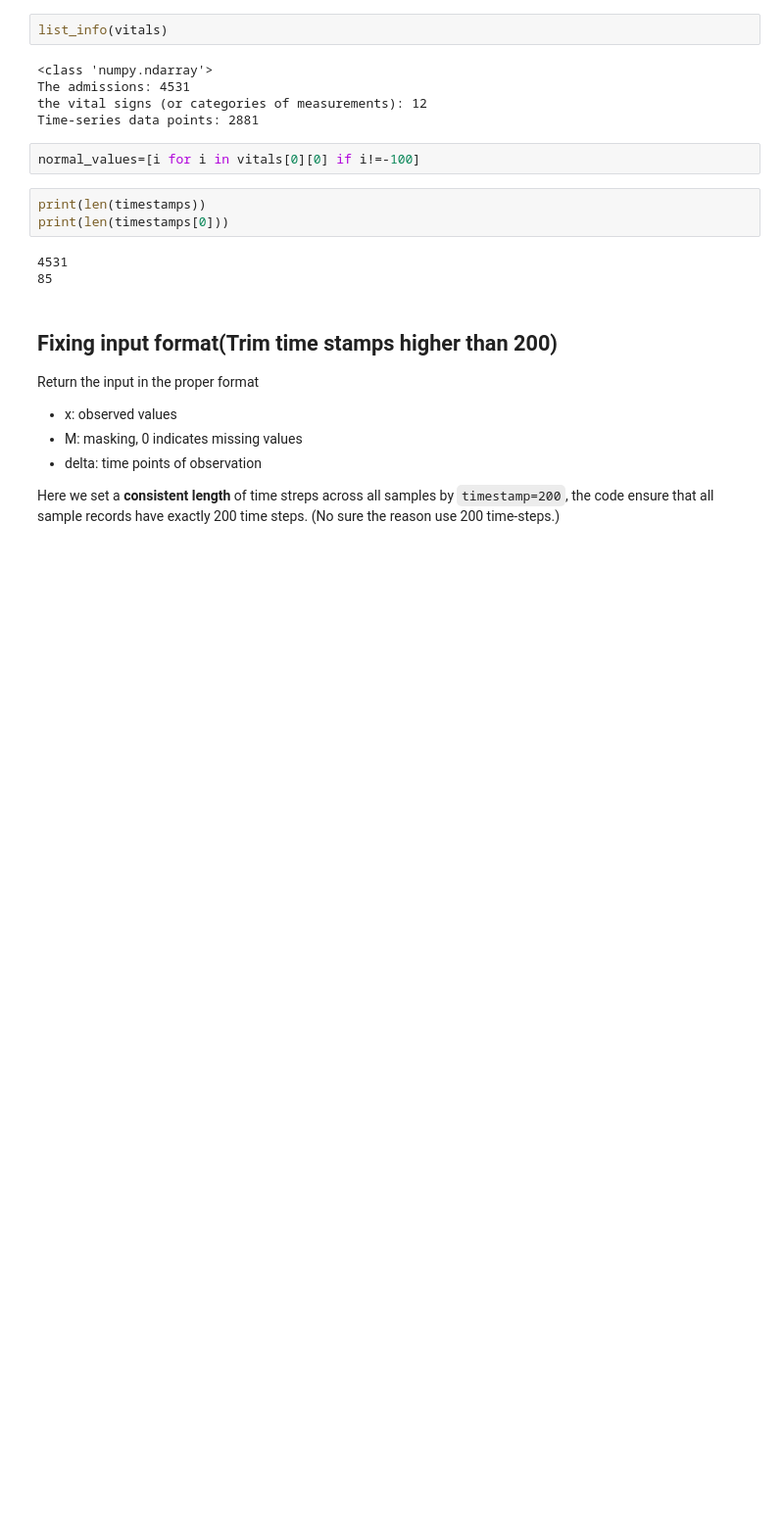
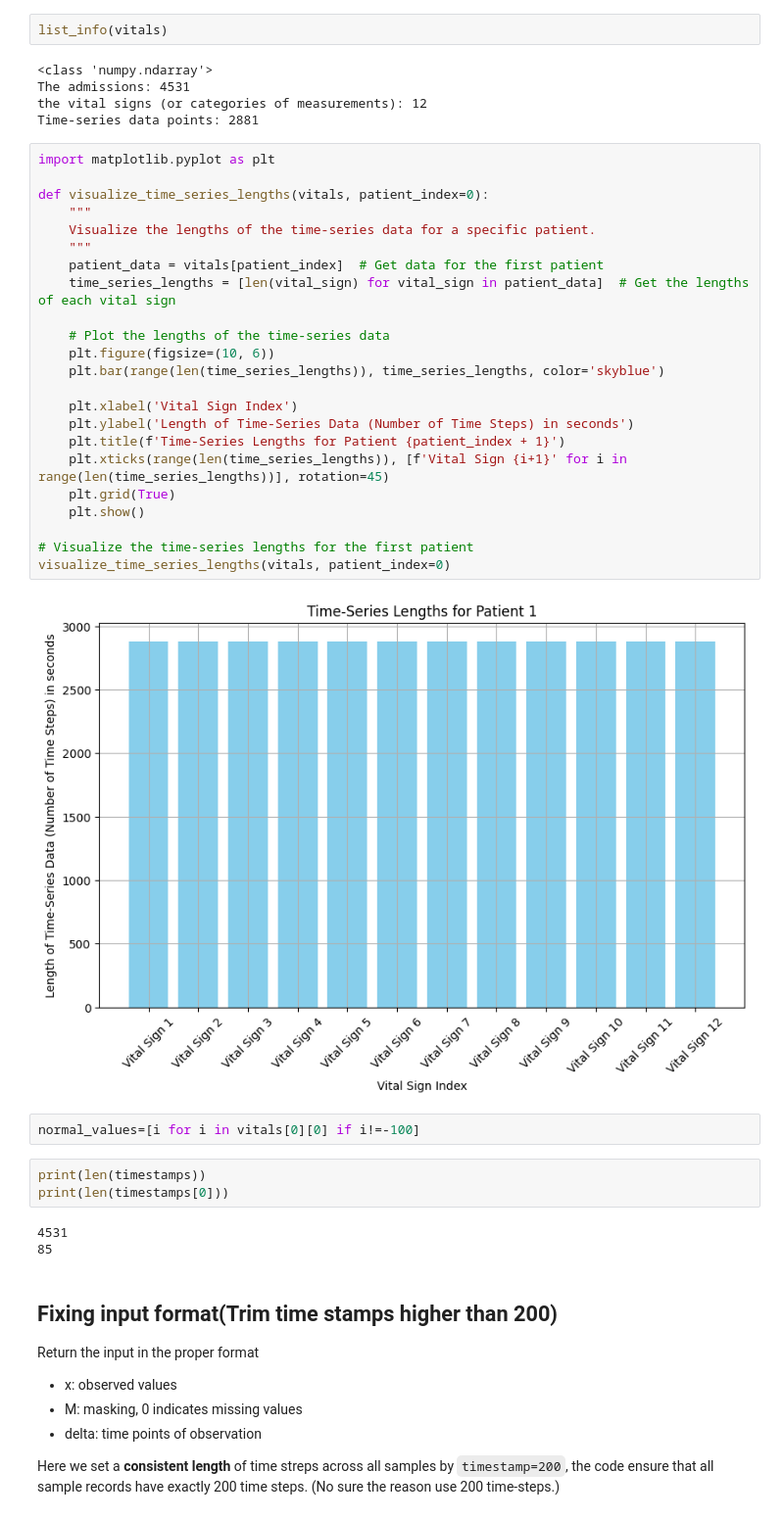
Before and after one commit to Aisuko/notebooks, a Jupyter notebook: mimi-iii-time-series-data-preprocessing.ipynb, the cells around one changed output. Shown at 98% size. Drawn from its saved outputs; the diff is of its cells as text; blank space fills up the shorter version.

Commit message:
Kaggle Notebook | Mimi_iii time-series data preprocessing  | Version 11

```diff
--- a/mimi-iii-time-series-data-preprocessing.ipynb
+++ b/mimi-iii-time-series-data-preprocessing.ipynb
@@ -275,6 +368,31 @@ list_info(vitals)
 The admissions: 4531
 the vital signs (or categories of measurements): 12
 Time-series data points: 2881
+# %%
+import matplotlib.pyplot as plt
+
+def visualize_time_series_lengths(vitals, patient_index=0):
+    """
+    Visualize the lengths of the time-series data for a specific patient.
+    """
+    patient_data = vitals[patient_index]  # Get data for the first patient
+    time_series_lengths = [len(vital_sign) for vital_sign in patient_data]  # Get the lengths of each vital sign
+
+    # Plot the lengths of the time-series data
+    plt.figure(figsize=(10, 6))
+    plt.bar(range(len(time_series_lengths)), time_series_lengths, color='skyblue')
+
+    plt.xlabel('Vital Sign Index')
+    plt.ylabel('Length of Time-Series Data (Number of Time Steps) in seconds')
+    plt.title(f'Time-Series Lengths for Patient {patient_index + 1}')
+    plt.xticks(range(len(time_series_lengths)), [f'Vital Sign {i+1}' for i in range(len(time_series_lengths))], rotation=45)
+    plt.grid(True)
+    plt.show()
+
+# Visualize the time-series lengths for the first patient
+visualize_time_series_lengths(vitals, patient_index=0)
+# %% [output]
+[figure, added]
 # %%
 normal_values=[i for i in vitals[0][0] if i!=-100]
 # %%
```
Also changed, not shown: parts of 8 cells of this notebook.
